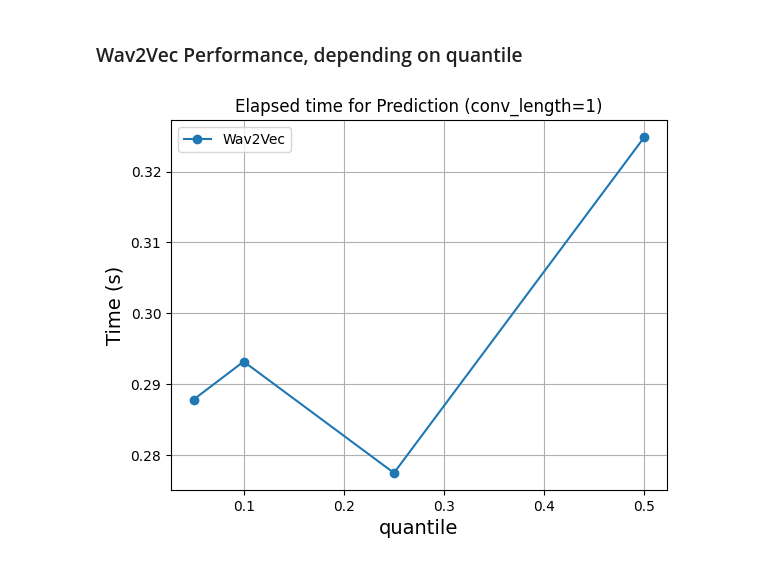
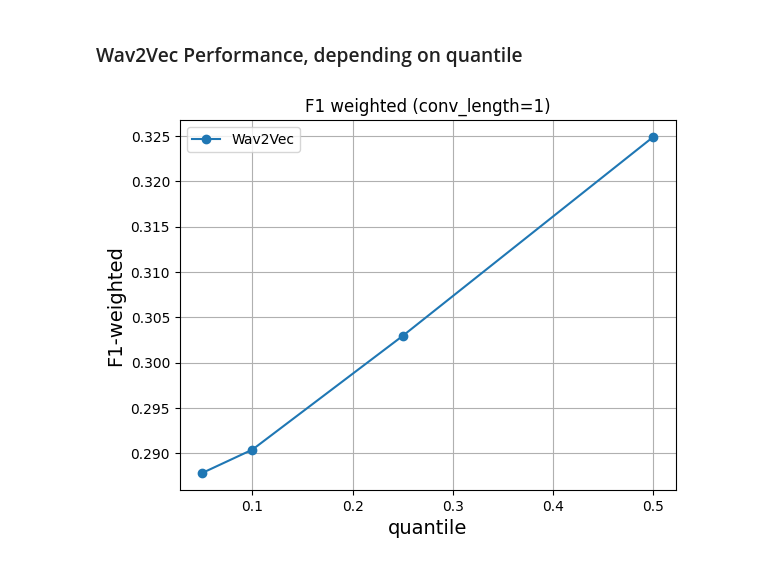
Before and after one commit to eskinderit/A-comparison-of-small-and-large-uni-multi-modal-language-models-for-sentiment-analysis-, a Jupyter notebook: Result Visualization.ipynb, the cells around one changed output. Cells and saved outputs as stored; diff of their text form; code cells hidden in the pictures.

```diff
--- a/Result Visualization.ipynb
+++ b/Result Visualization.ipynb
@@ -431,19 +462,24 @@ plt.show()
 ### Wav2Vec Performance, depending on quantile
 # %%
 quantiles = [0.05,0.1,0.25,0.5]
-wav2vec_results_quantiles = [Results(train_log_url = f'./results/audio/Wav2Vec/quantile_{i}/log_conv1_AudioTransformer_s42.txt',
-    eval_log_url=f'./results/audio/Wav2Vec/quantile_{i}/log_conv1_AudioTransformer_s42_results.txt') for i in quantiles]
+wav2vec_results_quantiles_42 = [Results(train_log_url = f'./results/seed42/audio/Wav2Vec/quantile_{i}/log_conv1_AudioTransformer_s42.txt',
+    eval_log_url=f'./results/seed42/audio/Wav2Vec/quantile_{i}/log_conv1_AudioTransformer_s42_results.txt') for i in quantiles]
+'''
+wav2vec_results_quantiles_77 = [Results(train_log_url = f'./results/seed77/audio/Wav2Vec/quantile_{i}/log_conv1_AudioTransformer_s77.txt',
+    eval_log_url=f'./results/seed77/audio/Wav2Vec/quantile_{i}/log_conv1_AudioTransformer_s77_results.txt') for i in quantiles]
+'''
+wav2vec_results_quantiles = [wav2vec_results_quantiles_42, wav2vec_results_quantiles_42]
 
-wav2vec_results_quantiles_f1_test = [i.test_f1_weighted  for i in wav2vec_results_quantiles]
-wav2vec_results_quantiles_f1 = [i.test_f1_weighted  for i in wav2vec_results_quantiles]
+wav2vec_results_quantiles_f1_test = np.average([[i.test_f1_weighted  for i in j] for j in wav2vec_results_quantiles], axis=0)
+wav2vec_results_quantiles_f1 = np.average([[i.test_f1_weighted  for i in j] for j in wav2vec_results_quantiles], axis=0)
 
 plt.plot(quantiles, wav2vec_results_quantiles_f1, marker='o', label='Wav2Vec')
 
-plt.ylabel('Time (s)', fontsize=14)
+plt.ylabel('F1-weighted', fontsize=14)
 plt.xlabel('quantile', fontsize=14)
-plt.title('Elapsed time for Prediction (conv_length=1)')
+plt.title('F1 weighted (conv_length=1)')
 plt.grid()
 plt.legend()
 plt.show()
 # %% [output]
-[figure, old version]
+[figure, new version]
```
Also changed, not shown: parts of 13 cells of this notebook.
